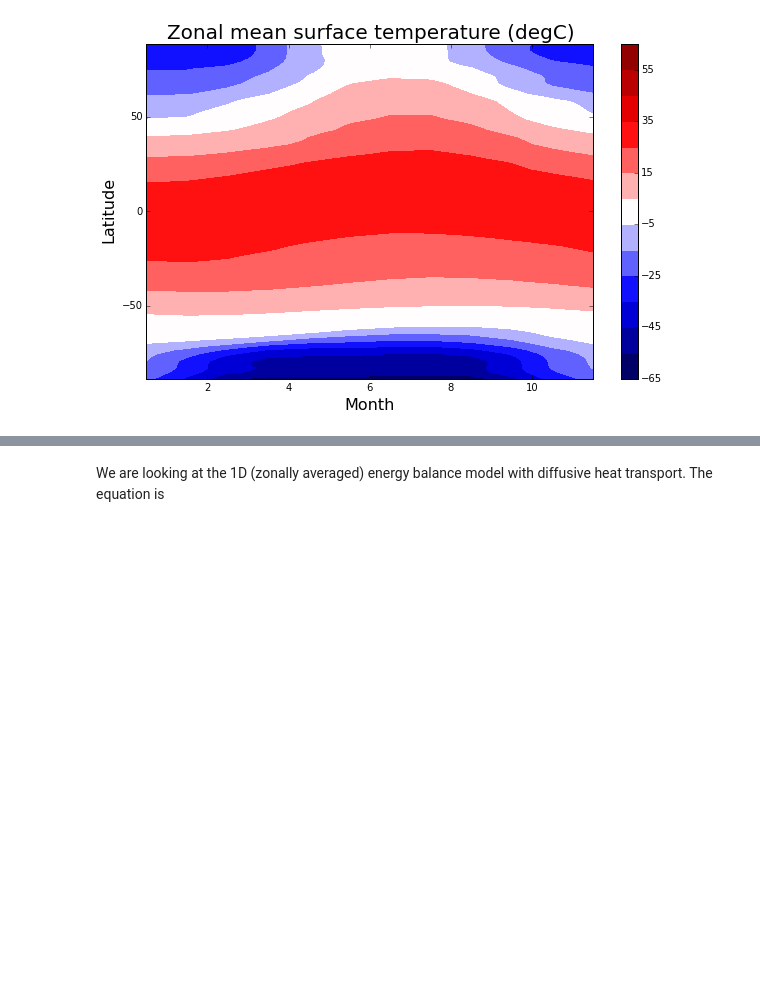
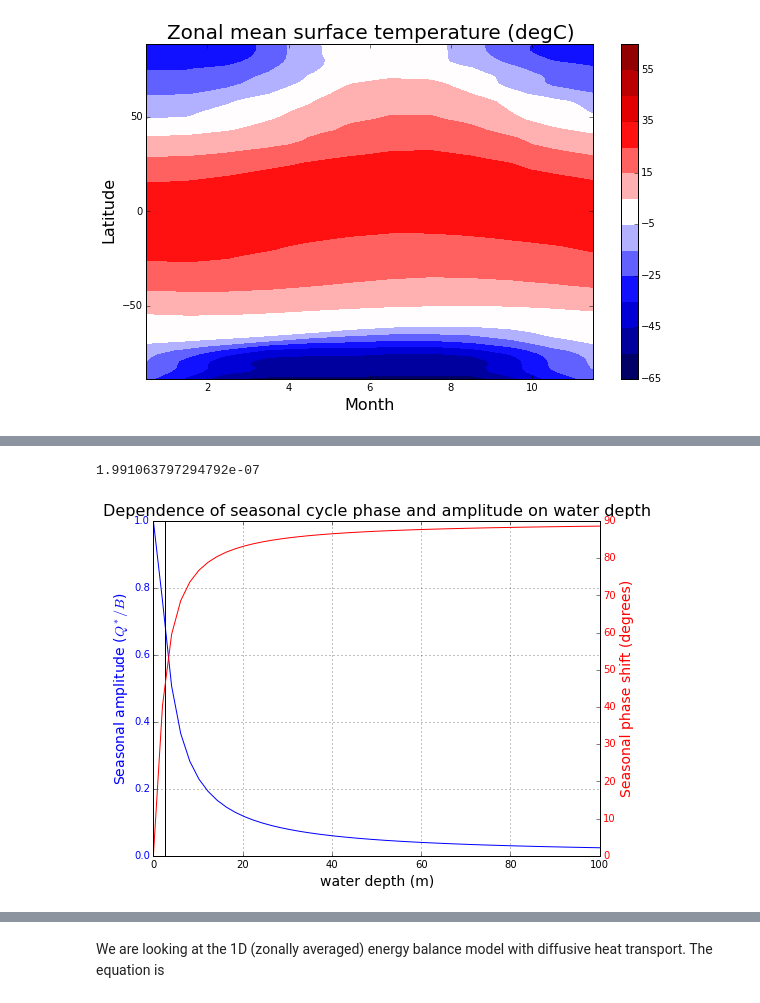
Before and after one commit to brian-rose/ClimateModeling_courseware, a Jupyter notebook: Lectures/Lecture15 -- Seasonal cycle and heat capacity.ipynb, the cells around one changed output, grey strips where cells are left out. Cells and saved outputs as stored; diff of their text form; code cells hidden in the pictures; blank space fills up the shorter version.

Commit message:
Finished Seasonal Cycle notes.

```diff
--- a/Lectures/Lecture15 -- Seasonal cycle and heat capacity.ipynb
+++ b/Lectures/Lecture15 -- Seasonal cycle and heat capacity.ipynb
@@ -151,0 +318,33 @@ $$ T^* \left( C~\omega (\cot\omega t \cos\Phi - \sin\Phi) + B (\cos\Phi + \cot\o
+# %%
+omega = 2*np.pi / const.seconds_per_year
+omega
+# %% [output]
+1.991063797294792e-07
+# %%
+B = 2.
+Hw = np.linspace(0., 100.)
+Ctilde = const.cw * const.rho_w * Hw * omega / B
+amp = 1./((Ctilde**2+1)*np.cos(np.arctan(Ctilde)))
+Phi = np.arctan(Ctilde)
+# %%
+color1 = 'b'
+color2 = 'r'
+
+fig = plt.figure(figsize=(8,6))
+ax1 = fig.add_subplot(111)
+ax1.plot(Hw, amp, color=color1)
+ax1.set_xlabel('water depth (m)', fontsize=14)
+ax1.set_ylabel('Seasonal amplitude ($Q^* / B$)', fontsize=14,  color=color1)
+for tl in ax1.get_yticklabels():
+    tl.set_color(color1)
+ax2 = ax1.twinx()
+ax2.plot(Hw, np.rad2deg(Phi), color=color2)
+ax2.set_ylabel('Seasonal phase shift (degrees)', fontsize=14, color=color2)
+for tl in ax2.get_yticklabels():
+    tl.set_color(color2)
+ax1.set_title('Dependence of seasonal cycle phase and amplitude on water depth', fontsize=16)
+ax1.grid()
+
+ax1.plot([2.5, 2.5], [0, 1], 'k-');
+# %% [output]
+[figure, added]
```
Also changed, not shown: parts of 26 cells of this notebook.
